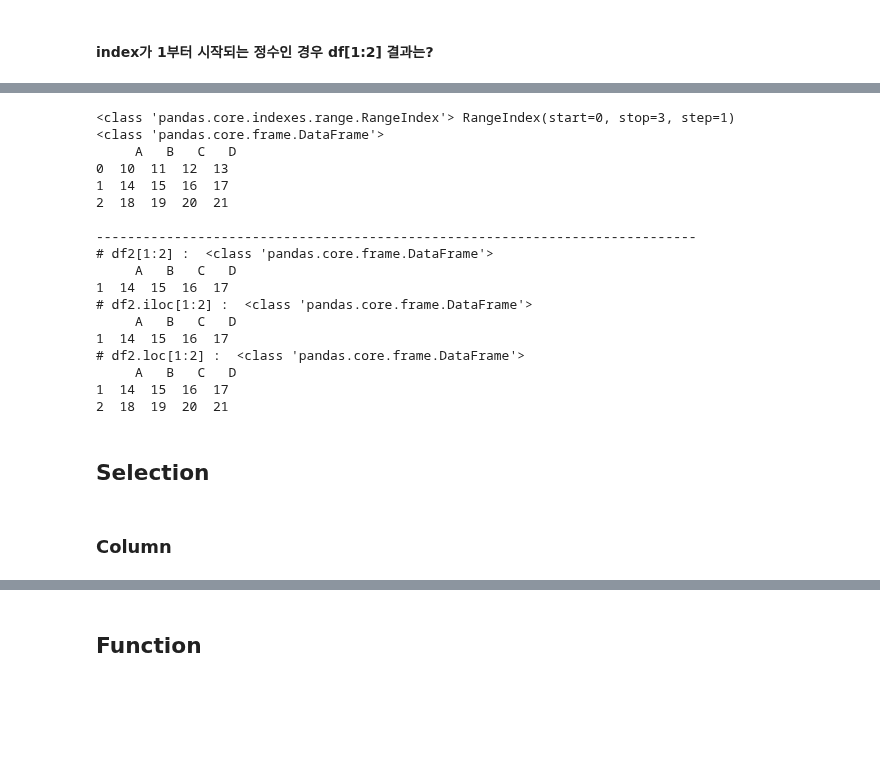
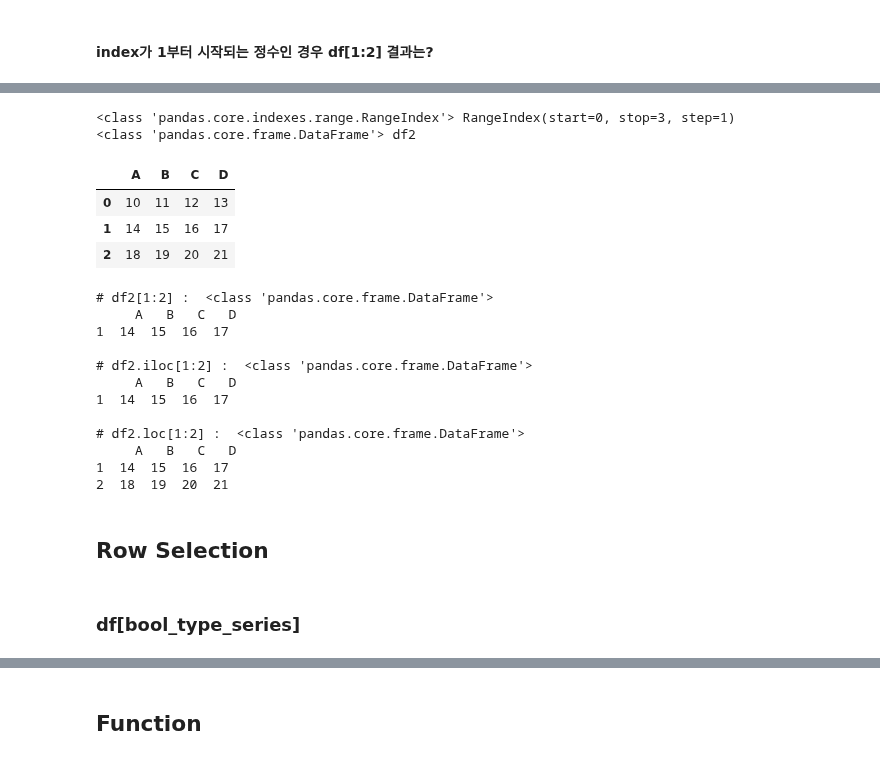
Before and after one commit to fss1208/study_python, a Jupyter notebook: 20251126_pandas_datafrmae.ipynb, the cells around one changed output, grey strips where cells are left out. Drawn from its saved outputs; the diff is of its cells as text; code cells hidden in the pictures; blank space fills up the shorter version.

```diff
--- a/20251126_pandas_datafrmae.ipynb
+++ b/20251126_pandas_datafrmae.ipynb
@@ -469,35 +608,35 @@ print(type(df1.index), '\n', df1.index)
 # %%
 df2 = pd.DataFrame(np.arange(10,22).reshape(3,4), columns=['A','B','C','D'])
 print(type(df2.index), df2.index)
-print(type(df2), '\n', df2)
-print(line)
+print(type(df2), "df2")
+df2
 temp = df2[1:2]
-print("# df2[1:2] : ", type(temp), '\n', temp)
+print("\n# df2[1:2] : ", type(temp), '\n', temp)
 temp = df2.iloc[1:2]
-print("# df2.iloc[1:2] : ", type(temp), '\n', temp)
+print("\n# df2.iloc[1:2] : ", type(temp), '\n', temp)
 temp = df2.loc[1:2]
-print("# df2.loc[1:2] : ", type(temp), '\n', temp)
+print("\n# df2.loc[1:2] : ", type(temp), '\n', temp)
 # %% [output]
 <class 'pandas.core.indexes.range.RangeIndex'> RangeIndex(start=0, stop=3, step=1)
-<class 'pandas.core.frame.DataFrame'>
-     A   B   C   D
-0  10  11  12  13
-1  14  15  16  17
-2  18  19  20  21
-
------------------------------------------------------------------------------
-# df2[1:2] :  <class 'pandas.core.frame.DataFrame'>
-     A   B   C   D
-1  14  15  16  17
-# df2.iloc[1:2] :  <class 'pandas.core.frame.DataFrame'>
-     A   B   C   D
-1  14  15  16  17
-# df2.loc[1:2] :  <class 'pandas.core.frame.DataFrame'>
-     A   B   C   D
-1  14  15  16  17
-2  18  19  20  21
+<class 'pandas.core.frame.DataFrame'> df2
+|  | A | B | C | D |
+| 0 | 10 | 11 | 12 | 13 |
+| 1 | 14 | 15 | 16 | 17 |
+| 2 | 18 | 19 | 20 | 21 |
+# df2[1:2] :  <class 'pandas.core.frame.DataFrame'>
+     A   B   C   D
+1  14  15  16  17
+
+# df2.iloc[1:2] :  <class 'pandas.core.frame.DataFrame'>
+     A   B   C   D
+1  14  15  16  17
+
+# df2.loc[1:2] :  <class 'pandas.core.frame.DataFrame'>
+     A   B   C   D
+1  14  15  16  17
+2  18  19  20  21
 # %% [markdown]
-## Selection
+## Row Selection
 # %% [markdown]
-### Column
+### df[bool_type_series]
 # %%
```
Also changed, not shown: parts of 23 cells of this notebook.
